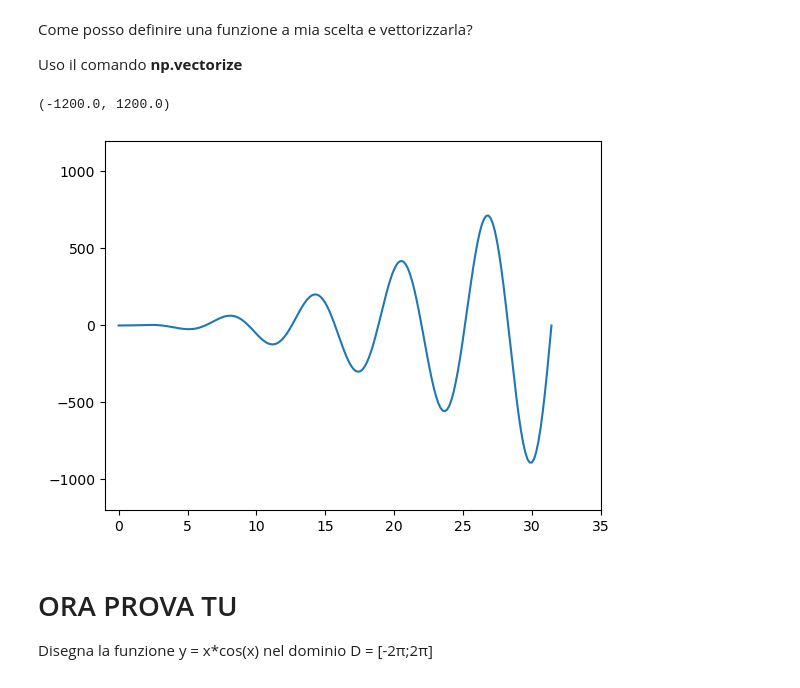
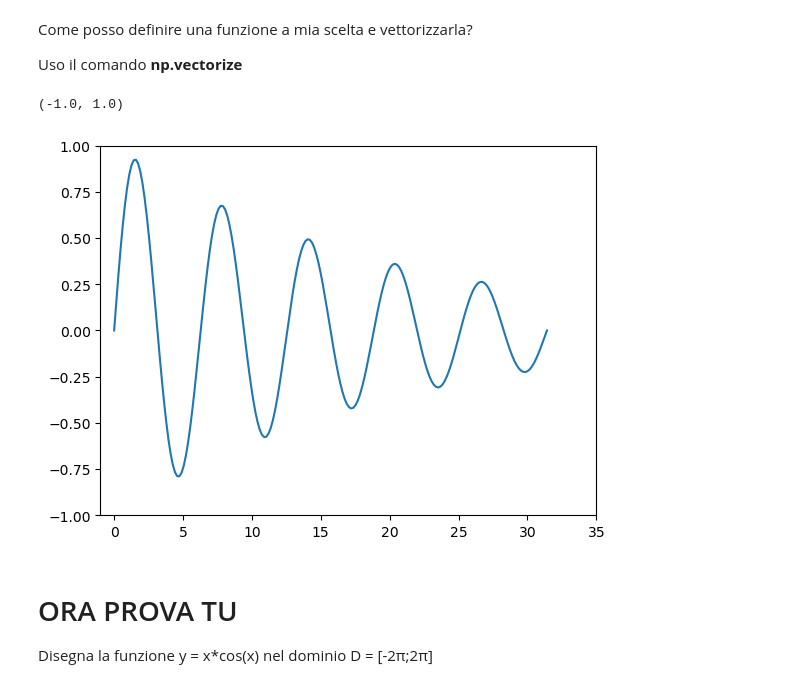
Before and after one commit to pal-dev-labs/Artificial-Intelligence-with-Python, a Jupyter notebook: 3-Numpy-parte1.ipynb, the cells around one changed output. Drawn from its saved outputs; the diff is of its cells as text; code cells hidden in the pictures.

```diff
--- a/3-Numpy-parte1.ipynb
+++ b/3-Numpy-parte1.ipynb
@@ -419,21 +504,21 @@ Uso il comando **np.vectorize**
 # %%
 # definisco una ordinaria funzione
 def miafunzione(x):
-       return x**2*mat.sin(x)
+       return mat.sin(x)*mat.exp(-0.05*x)
 
 miafunzione_vect = np.vectorize(miafunzione)
 # %%
 x = np.linspace(0,10*np.pi,200)
 y3= miafunzione_vect(x)
 
 plt.plot(x,y3)
 
 # settiamo il limite x e y della nostra figura
 plt.xlim (-1,35)
-plt.ylim (-1200,1200)
+plt.ylim (-1,1)
 # %% [output]
-(-1200.0, 1200.0)
+(-1.0, 1.0)
-[figure, old version]
+[figure, new version]
 # %% [markdown]
 # ORA PROVA TU
 Disegna la funzione y = x*cos(x) nel dominio D = [-2π;2π]
```
Also changed, not shown: parts of 22 cells of this notebook, 1 other file.
